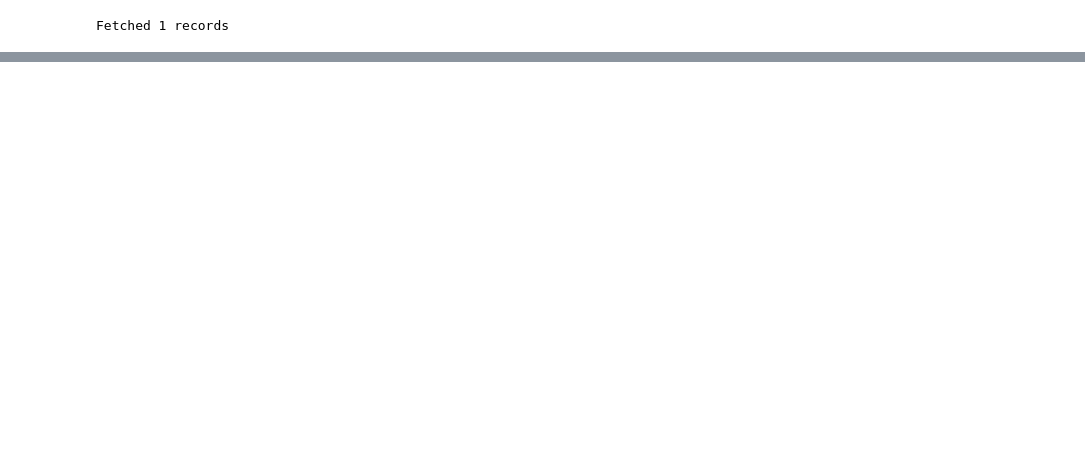
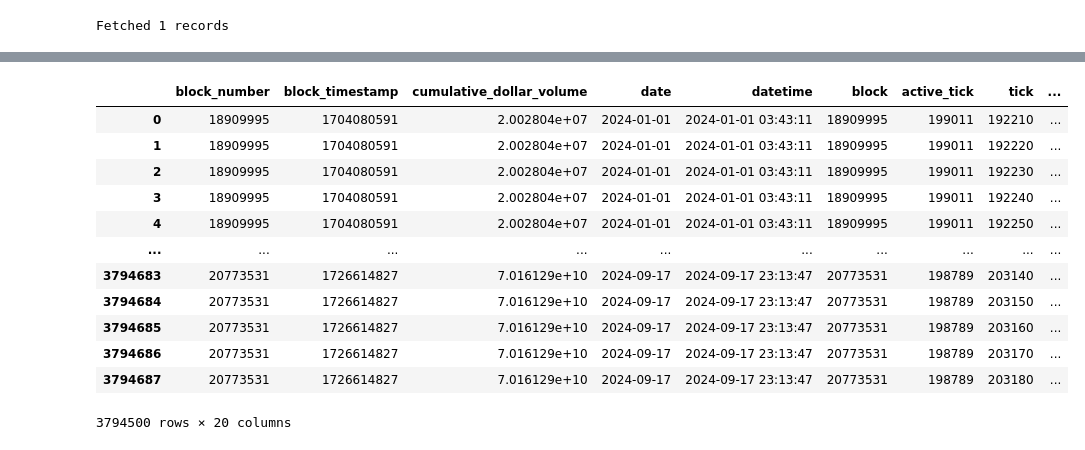
Before and after one commit to sam-gnap/proteus-LP-backtesting, a Jupyter notebook: notebooks/liquidity_examine.ipynb, the cells around one changed output, grey strips where cells are left out. Cells and saved outputs as stored; diff of their text form; code cells hidden in the pictures; blank space fills up the shorter version.

```diff
--- a/notebooks/liquidity_examine.ipynb
+++ b/notebooks/liquidity_examine.ipynb
@@ -305,0 +126,10 @@ np.float64(4.427571698413304e+16)
+# %%
+# Example usage
+amount0 = 10
+amount1 = 2000
+current_price = 2000
+lower_price = 1500
+upper_price = 2700
+
+calculator = UniswapV3LiquidityCalculator(pool)
+liquidity_provided = calculator.calculate_liquidity_with_tick_spacing(amount0, amount1, current_price, lower_price, upper_price)
@@ -305,0 +432,6 @@ np.float64(4.427571698413304e+16)
+# %%
+initial_capital = 1000
+tick_range = 200
+rebalance_cost = 0.001
+
+results_df = backtest_liquidity_position(liquidity, initial_capital, tick_range, rebalance_cost)
@@ -305,0 +464,36 @@ np.float64(4.427571698413304e+16)
+# %%
+# Run the backtest
+initial_capital = 100000
+
+
+results = backtest_liquidity_position(active_liquidity_trading, initial_capital, tick_range, rebalance_cost)
+
+# Analyze results
+results['returns'] = results['capital'].pct_change()
+cumulative_returns = (1 + results['returns']).cumprod() - 1
+sharpe_ratio = np.sqrt(365) * results['returns'].mean() / results['returns'].std()
+
+print(f"Total Return: {cumulative_returns.iloc[-1]:.2%}")
+print(f"Sharpe Ratio: {sharpe_ratio:.2f}")
+
+# Plot results
+plt.figure(figsize=(12, 6))
+plt.plot(results['datetime'], results['capital'])
+plt.title('Liquidity Provision Strategy Performance')
+plt.xlabel('Date')
+plt.ylabel('Capital')
+plt.show()
+# %% [output]
+|  | block_number | block_timestamp | cumulative_dollar_volume | date | datetime | block | active_tick | tick | ... |
+| 0 | 18909995 | 1704080591 | 2.002804e+07 | 2024-01-01 | 2024-01-01 03:43:11 | 18909995 | 199011 | 192210 | ... |
+| 1 | 18909995 | 1704080591 | 2.002804e+07 | 2024-01-01 | 2024-01-01 03:43:11 | 18909995 | 199011 | 192220 | ... |
+| 2 | 18909995 | 1704080591 | 2.002804e+07 | 2024-01-01 | 2024-01-01 03:43:11 | 18909995 | 199011 | 192230 | ... |
+| 3 | 18909995 | 1704080591 | 2.002804e+07 | 2024-01-01 | 2024-01-01 03:43:11 | 18909995 | 199011 | 192240 | ... |
+| 4 | 18909995 | 1704080591 | 2.002804e+07 | 2024-01-01 | 2024-01-01 03:43:11 | 18909995 | 199011 | 192250 | ... |
+| ... | ... | ... | ... | ... | ... | ... | ... | ... | ... |
+| 3794683 | 20773531 | 1726614827 | 7.016129e+10 | 2024-09-17 | 2024-09-17 23:13:47 | 20773531 | 198789 | 203140 | ... |
+| 3794684 | 20773531 | 1726614827 | 7.016129e+10 | 2024-09-17 | 2024-09-17 23:13:47 | 20773531 | 198789 | 203150 | ... |
+| 3794685 | 20773531 | 1726614827 | 7.016129e+10 | 2024-09-17 | 2024-09-17 23:13:47 | 20773531 | 198789 | 203160 | ... |
+| 3794686 | 20773531 | 1726614827 | 7.016129e+10 | 2024-09-17 | 2024-09-17 23:13:47 | 20773531 | 198789 | 203170 | ... |
+| 3794687 | 20773531 | 1726614827 | 7.016129e+10 | 2024-09-17 | 2024-09-17 23:13:47 | 20773531 | 198789 | 203180 | ... |
+3794500 rows × 20 columns
```
Also changed, not shown: parts of 66 cells of this notebook, 5 other files.
